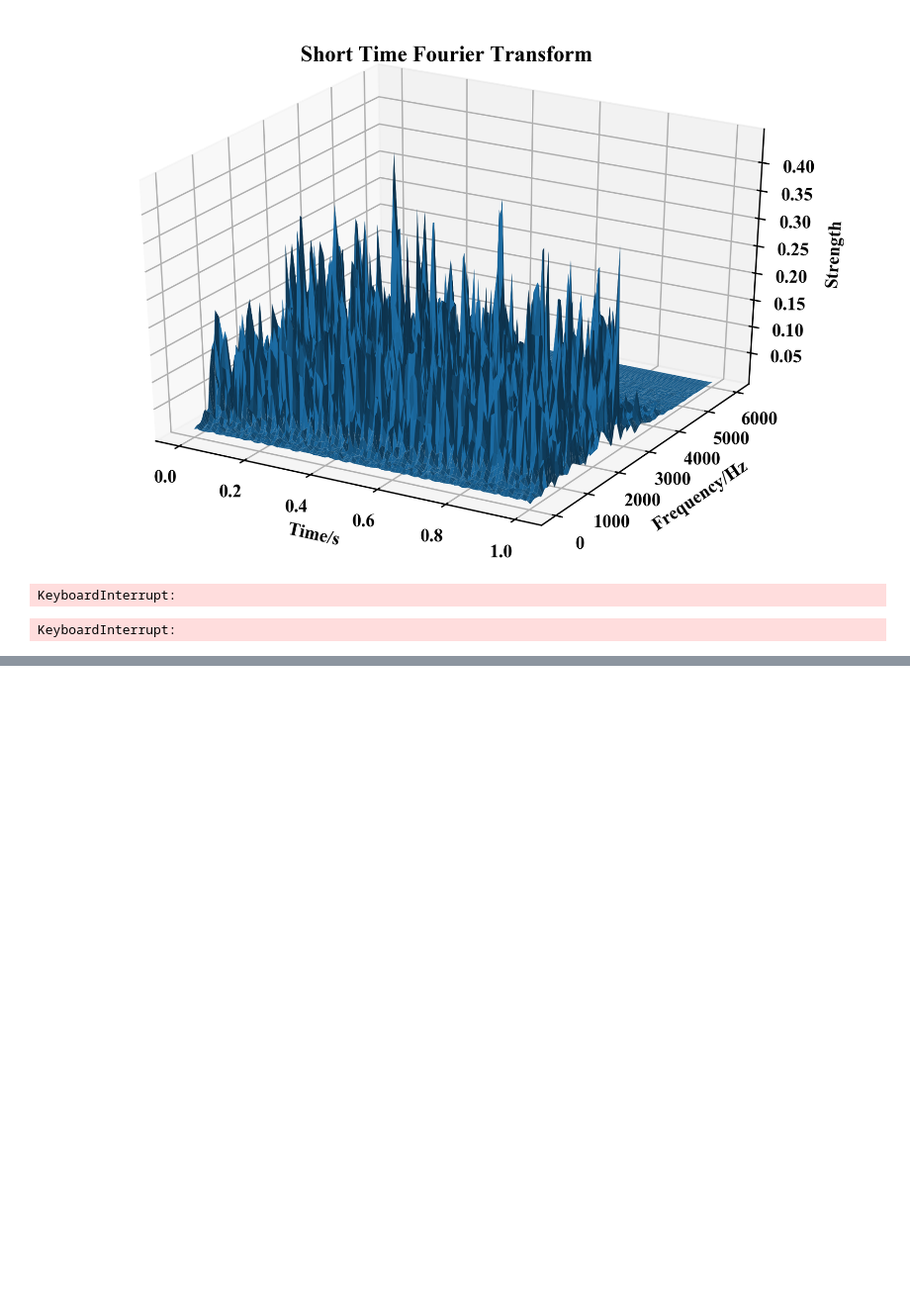
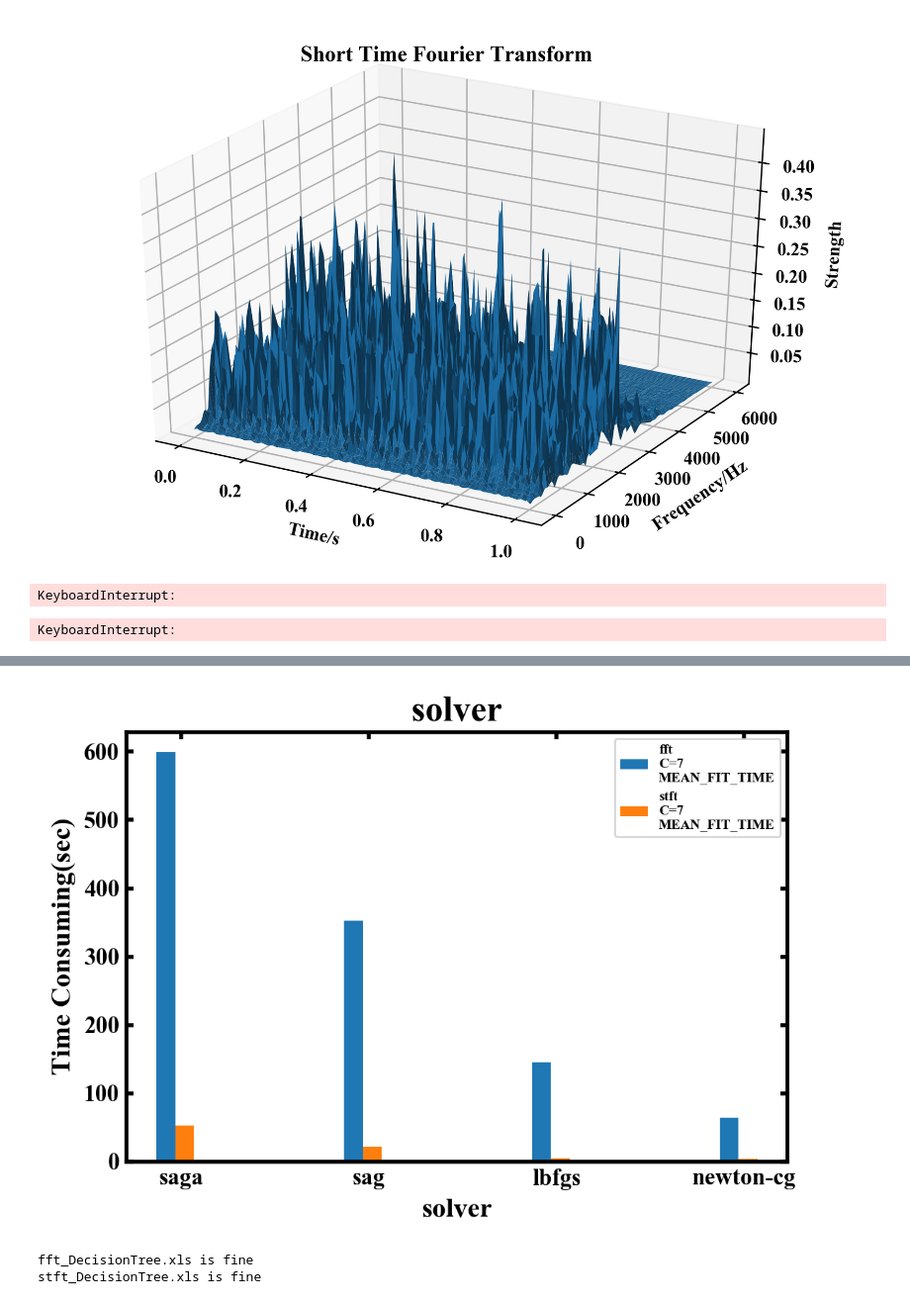
Before and after one commit to Time-Magic/Traning_code, a Jupyter notebook: CaseWesternReserveUniversityData/Question3.ipynb, the cells around one changed output, grey strips where cells are left out. Shown at 99% size. Saved outputs shown, nothing was run; the diff lists cells and outputs as text; code cells hidden in the pictures; blank space fills up the shorter version.

```diff
--- a/CaseWesternReserveUniversityData/Question3.ipynb
+++ b/CaseWesternReserveUniversityData/Question3.ipynb
@@ -133,0 +134,47 @@ plt.show()
+# %%
+'''逻辑回归不同求解器的耗时'''
+from likefunctions_boston import plotlikeconfig
+from MNIST_HELLOWORLD.likedigitclass import linedata
+from matplotlib import pyplot as plt
+import numpy as np
+xlabel='solver'
+plotlikeconfig(xlabel=xlabel,ylabel='Time Consuming(sec)',title='solver')
+C=['fft','stft']
+width=0.1
+column=width
+for idx,i in enumerate(C):
+    x,y,label_temp=linedata(name=i+'logistic_regression',xlabel=xlabel,const_param1='C',paramvalue1=7,const_param2='C',
+            paramvalue2=7,target='mean_fit_time')
+    label_temp=label_temp.split('\n')
+    label_temp[0]=i
+    label_temp=label_temp[0]+'\n'+label_temp[1]+'\n'+label_temp[2]
+    x=np.array(x)
+    y=np.array(y)
+    plt.bar(np.array(range(len(x)))+idx*column,y,width=width,label=label_temp)
+plt.xticks(np.array(range(len(x)))+float(column*len(C))/2.5,x)
+plt.tick_params(bottom=False)
+plt.legend(loc='upper right',fontsize=7)
+plt.show()
+# %% [output]
+[figure, added]
+# %%
+'''开始决策树正式调参'''
+from sklearn.tree import DecisionTreeClassifier
+from sklearn.linear_model import LogisticRegression
+from bearclass import BearingParam
+method='DecisionTree'
+dataset=['fft','stft']
+# dataset=['fft']
+param={}
+param['criterion']=['gini','entropy']
+# param['solver']=['sag']
+param['max_depth']=range(1,40,1)
+model=DecisionTreeClassifier(class_weight='balanced',random_state=42)
+clf={}
+for idx,set in enumerate(dataset):
+    clf[idx]=BearingParam(model=model,dataset=set,paramset=param,cv=3)
+    clf[idx].export(set+method)
+    print(set+'_'+method+'.xls is fine')
+# %% [output]
+fft_DecisionTree.xls is fine
+stft_DecisionTree.xls is fine
```
Also changed, not shown: parts of 8 cells of this notebook, 9 other files.
